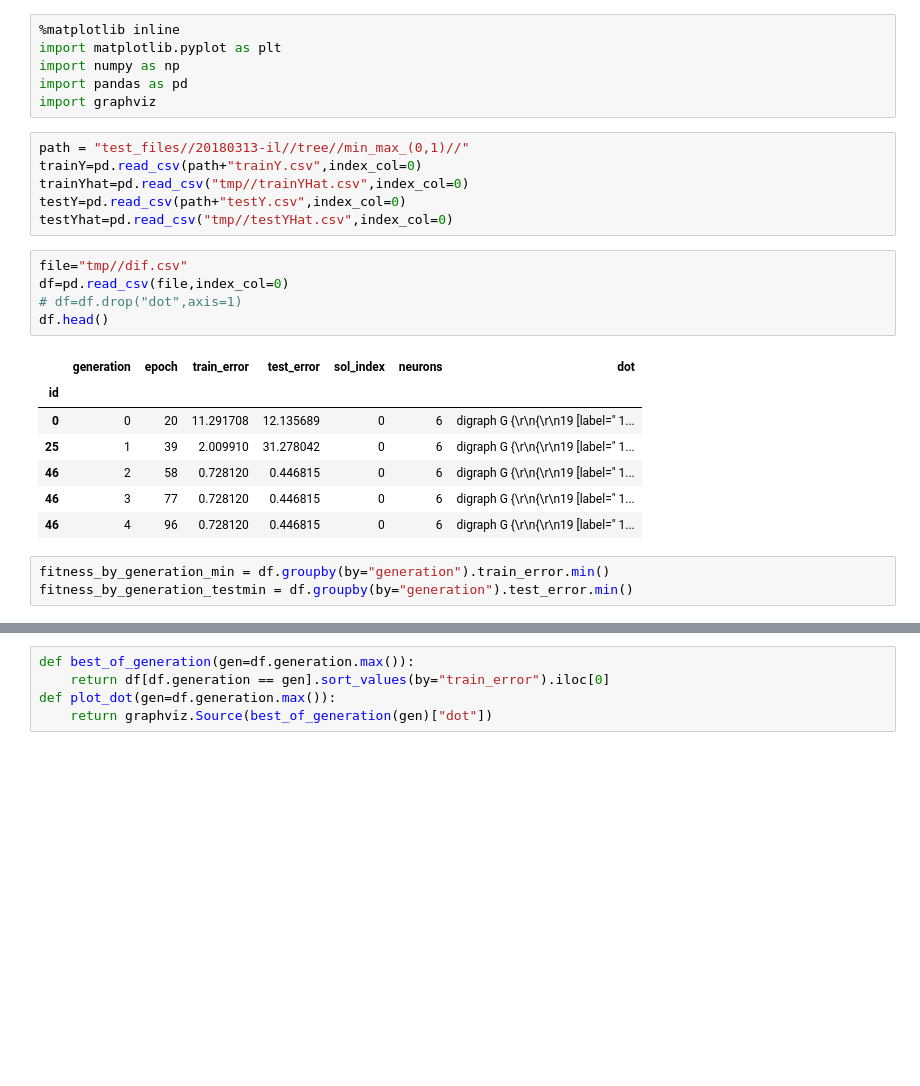
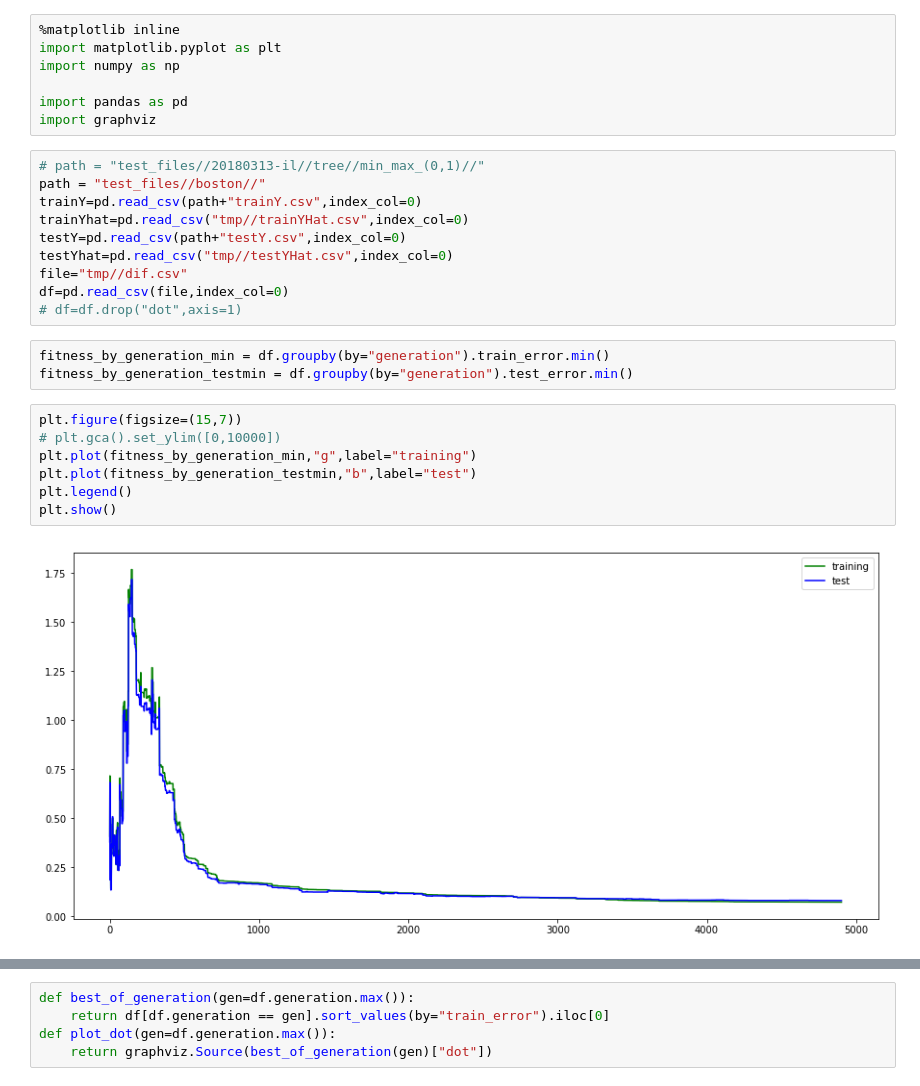
Before and after one commit to joalceco/NeuroFramework, a Jupyter notebook: results/Evolucion de topologias.ipynb, the cells around one changed output, grey strips where cells are left out. Saved outputs shown, nothing was run; the diff lists cells and outputs as text; blank space fills up the shorter version.

```diff
--- a/results/Evolucion de topologias.ipynb
+++ b/results/Evolucion de topologias.ipynb
@@ -2,30 +2,31 @@
 %matplotlib inline
 import matplotlib.pyplot as plt
 import numpy as np
+
 import pandas as pd
 import graphviz
 # %%
-path = "test_files//20180313-il//tree//min_max_(0,1)//"
+# path = "test_files//20180313-il//tree//min_max_(0,1)//"
+path = "test_files//boston//"
 trainY=pd.read_csv(path+"trainY.csv",index_col=0)
 trainYhat=pd.read_csv("tmp//trainYHat.csv",index_col=0)
 testY=pd.read_csv(path+"testY.csv",index_col=0)
 testYhat=pd.read_csv("tmp//testYHat.csv",index_col=0)
+file="tmp//dif.csv"
+df=pd.read_csv(file,index_col=0)
+# df=df.drop("dot",axis=1)
-# %%
-file="tmp//dif.csv"
-df=pd.read_csv(file,index_col=0)
-# df=df.drop("dot",axis=1)
-df.head()
-# %% [output]
-|  | generation | epoch | train_error | test_error | sol_index | neurons | dot |
-| id |  |  |  |  |  |  |  |
-| 0 | 0 | 20 | 11.291708 | 12.135689 | 0 | 6 | digraph G {\r\n{\r\n19 [label=" 1... |
-| 25 | 1 | 39 | 2.009910 | 31.278042 | 0 | 6 | digraph G {\r\n{\r\n19 [label=" 1... |
-| 46 | 2 | 58 | 0.728120 | 0.446815 | 0 | 6 | digraph G {\r\n{\r\n19 [label=" 1... |
-| 46 | 3 | 77 | 0.728120 | 0.446815 | 0 | 6 | digraph G {\r\n{\r\n19 [label=" 1... |
-| 46 | 4 | 96 | 0.728120 | 0.446815 | 0 | 6 | digraph G {\r\n{\r\n19 [label=" 1... |
 # %%
 fitness_by_generation_min = df.groupby(by="generation").train_error.min()
 fitness_by_generation_testmin = df.groupby(by="generation").test_error.min()
+# %%
+plt.figure(figsize=(15,7))
+# plt.gca().set_ylim([0,10000])
+plt.plot(fitness_by_generation_min,"g",label="training")
+plt.plot(fitness_by_generation_testmin,"b",label="test")
+plt.legend()
+plt.show()
+# %% [output]
+[figure, added]
 # %%
 # plt.gca().set_ylim([0,0.1])
 plt.figure(figsize=(15,7))
```
Also changed, not shown: parts of 7 cells of this notebook, 26 other files.
